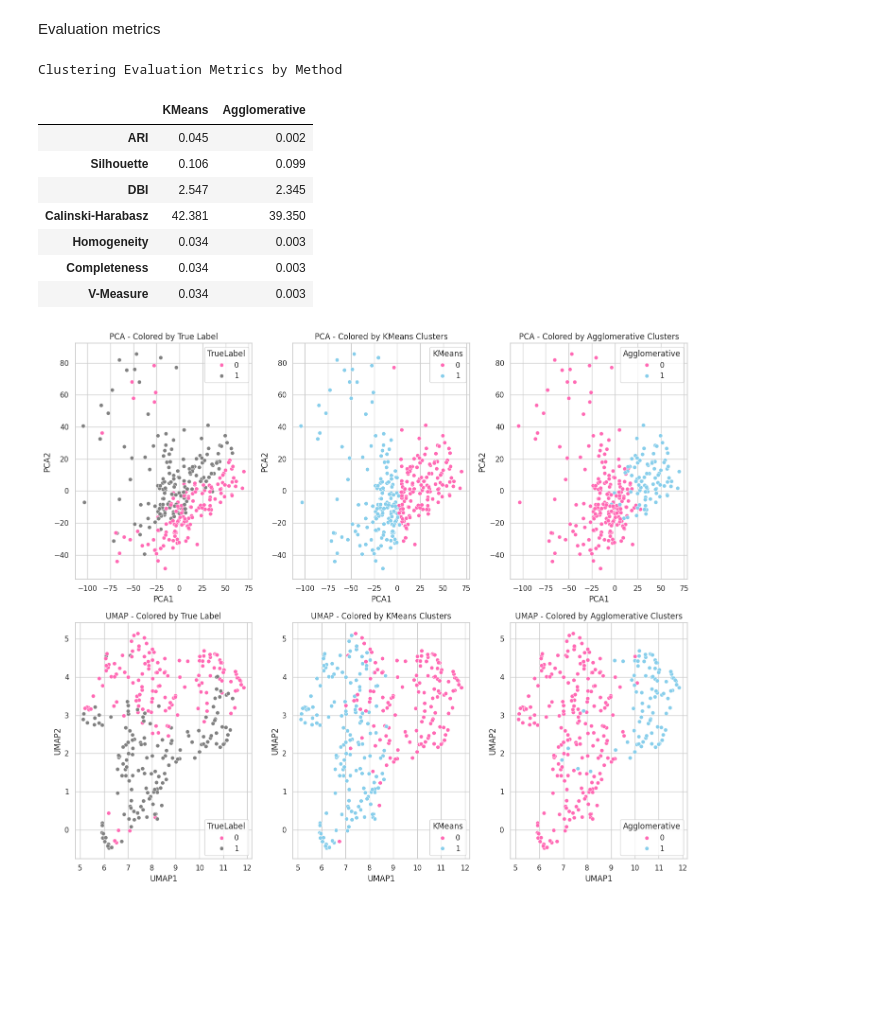
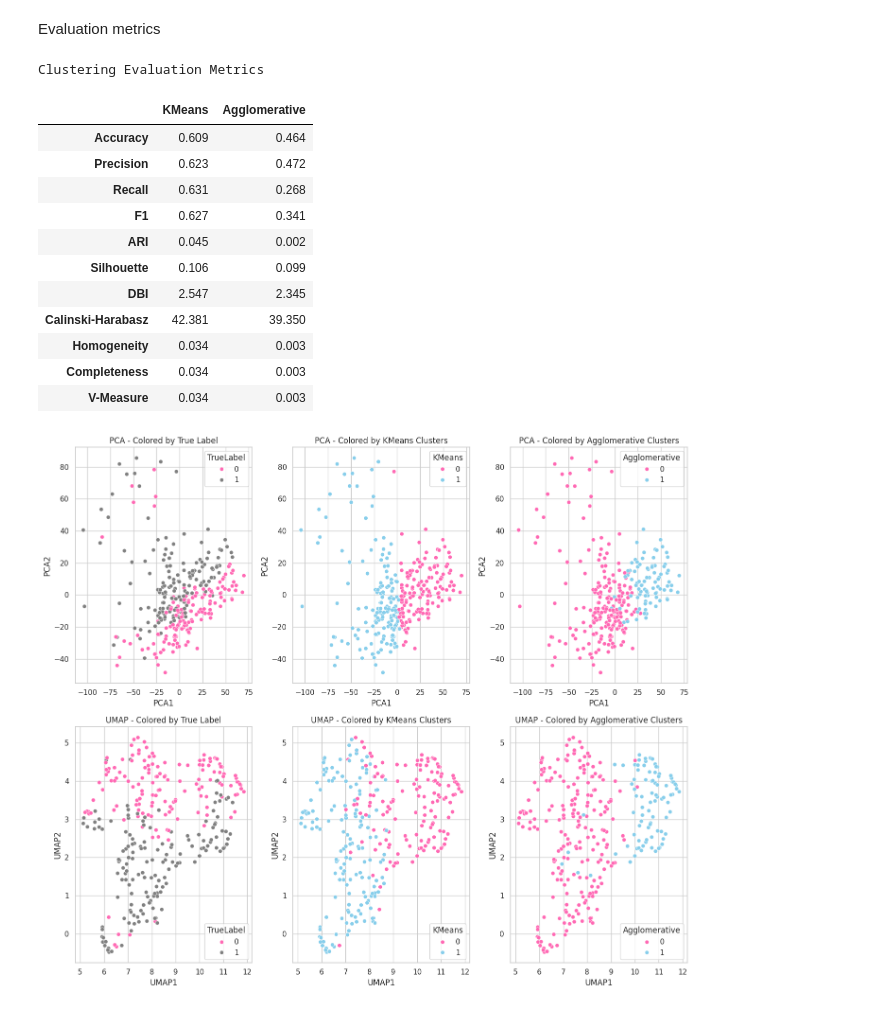
Before and after one commit to barbara-s-neto/Gene_Expression_Cancer_Class, a Jupyter notebook: babs.ipynb, the cells around one changed output. Cells and saved outputs as stored; diff of their text form; code cells hidden in the pictures; blank space fills up the shorter version.

```diff
--- a/babs.ipynb
+++ b/babs.ipynb
@@ -260,31 +260,46 @@ y = df_Y.squeeze()
 # %%
 def get_clustering_metrics(X_data, y_true, cluster_labels):
     return {
+        "Accuracy": accuracy_score(y_true, cluster_labels),
+        "Precision": precision_score(y_true, cluster_labels),
+        "Recall": recall_score(y_true, cluster_labels),
+        "F1": f1_score(y_true, cluster_labels),
         "ARI": adjusted_rand_score(y_true, cluster_labels),
         "Silhouette": silhouette_score(X_data, cluster_labels),
         "DBI": davies_bouldin_score(X_data, cluster_labels),
         "Calinski-Harabasz": calinski_harabasz_score(X_data, cluster_labels),
         "Homogeneity": homogeneity_score(y_true, cluster_labels),
         "Completeness": completeness_score(y_true, cluster_labels),
         "V-Measure": v_measure_score(y_true, cluster_labels)
     }
 
 all_cluster_results = {
     "KMeans": get_clustering_metrics(X_scaled, y, kmeans_labels),
     "Agglomerative": get_clustering_metrics(X_scaled, y, agg_labels)
 }
 
-cluster_results_table = pd.DataFrame(all_cluster_results)
+metric_order = [
+    'Accuracy', 'Precision', 'Recall', 'F1',         # Classification metrics
+    'ARI',                                           # Clustering similarity
+    'Silhouette', 'DBI', 'Calinski-Harabasz',        # Internal clustering metrics
+    'Homogeneity', 'Completeness', 'V-Measure'       # Cluster-to-class metrics
+]
+
+cluster_results_table = pd.DataFrame(all_cluster_results).loc[metric_order]
 
 cluster_results_styled = cluster_results_table.style \
     .format("{:.3f}") \
-    .set_caption("Clustering Evaluation Metrics by Method") \
-    .set_properties(**{'text-align': 'center'})
+    .set_caption("Clustering Evaluation Metrics") \
+
 
 display(cluster_results_styled)
 # %% [output]
-Clustering Evaluation Metrics by Method
+Clustering Evaluation Metrics
 |  | KMeans | Agglomerative |
+| Accuracy | 0.609 | 0.464 |
+| Precision | 0.623 | 0.472 |
+| Recall | 0.631 | 0.268 |
+| F1 | 0.627 | 0.341 |
 | ARI | 0.045 | 0.002 |
 | Silhouette | 0.106 | 0.099 |
 | DBI | 2.547 | 2.345 |
```
